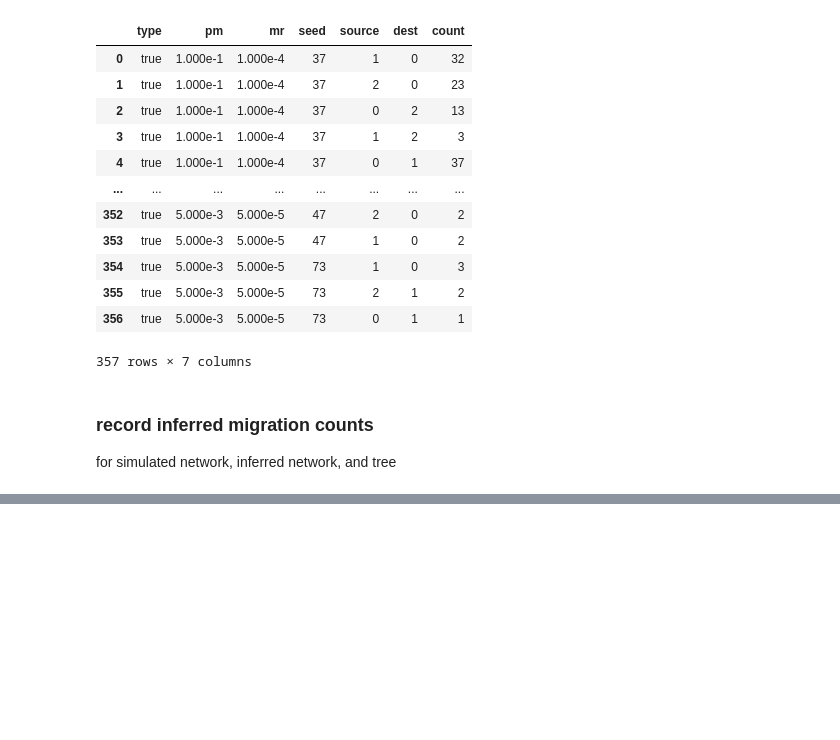
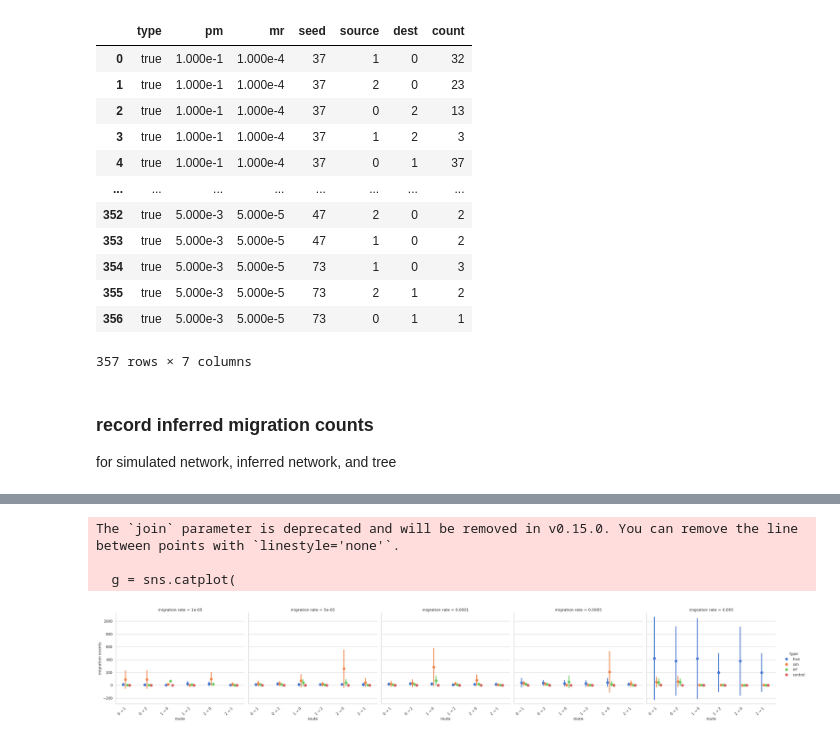
Before and after one commit to blab/bacterial-args, a Jupyter notebook: migration/sweep/merge_trees/random_sampling/count_migrations.ipynb, the cells around one changed output, grey strips where cells are left out. Cells and saved outputs as stored; diff of their text form; code cells hidden in the pictures; blank space fills up the shorter version.

```diff
--- a/migration/sweep/merge_trees/random_sampling/count_migrations.ipynb
+++ b/migration/sweep/merge_trees/random_sampling/count_migrations.ipynb
@@ -393,0 +428,26 @@ migrations
+# %%
+g = sns.catplot(
+    data=migrations,
+    kind="point",
+    x="migration_route",
+    y="count",
+    col="mr",
+    hue="type",
+    errorbar="sd",
+    join=False,
+    dodge=0.3,
+    palette="muted",
+    height=5,
+    aspect=1.2
+)
+
+g.set_xticklabels(rotation=45, horizontalalignment='right')
+g.set_axis_labels("route", "migration events")
+g.set_titles("migration rate = {col_name}")
+
+plt.show()
+# %% [output]
+The `join` parameter is deprecated and will be removed in v0.15.0. You can remove the line between points with `linestyle='none'`.
+
+  g = sns.catplot(
+[figure, added]
```
Also changed, not shown: parts of 8 cells of this notebook.
